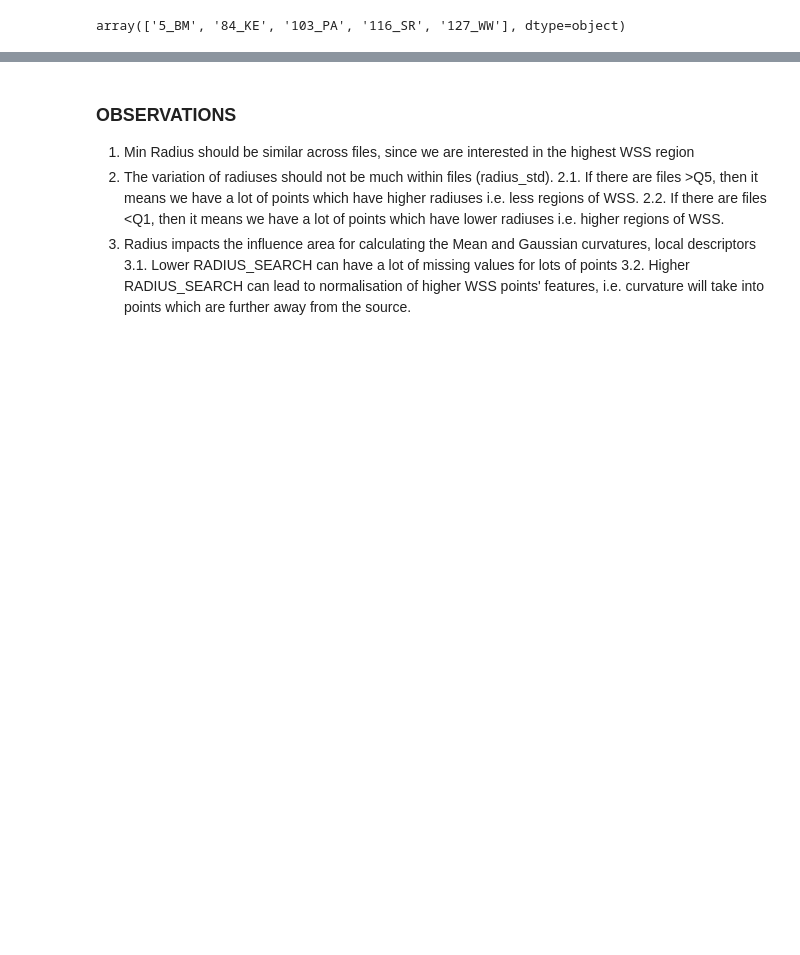
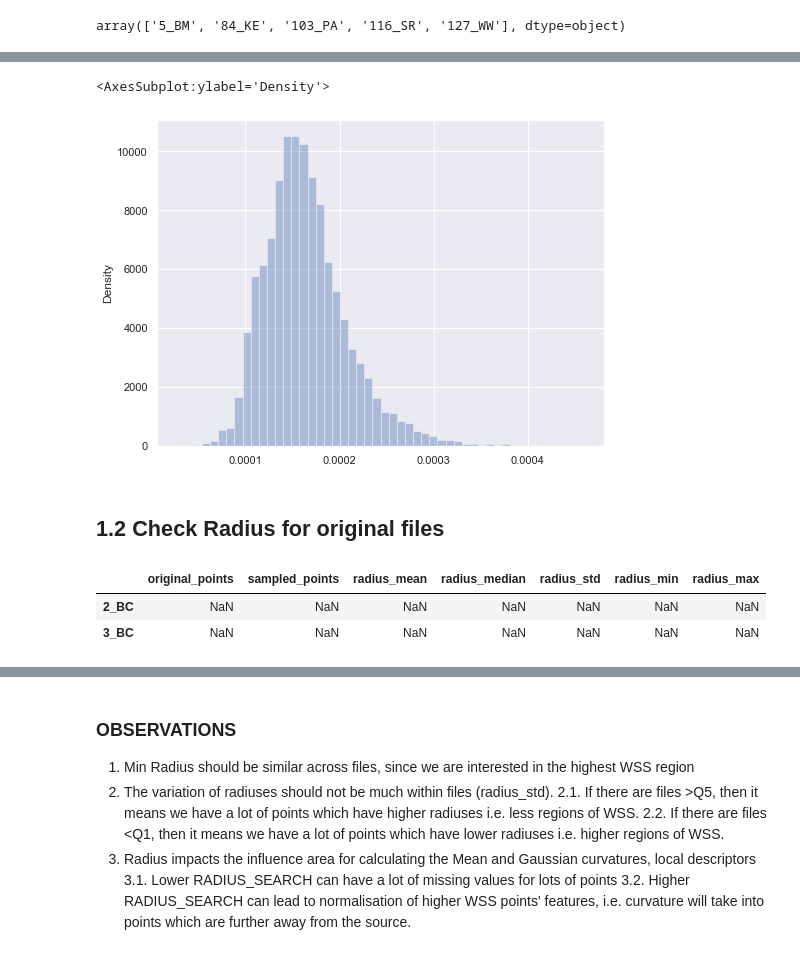
Before and after one commit to abhimandal/AneurysmSegmentation, a Jupyter notebook: aneurysm_segmentation3d/notebooks/EDA.ipynb, the cells around one changed output, grey strips where cells are left out. Saved outputs shown, nothing was run; the diff lists cells and outputs as text; code cells hidden in the pictures; blank space fills up the shorter version.

```diff
--- a/aneurysm_segmentation3d/notebooks/EDA.ipynb
+++ b/aneurysm_segmentation3d/notebooks/EDA.ipynb
@@ -204,0 +229,21 @@ array(['5_BM', '20_EM', '34_KBB', '65_FU', '81_KBB', '84_KE', '103_PA',
+# %%
+PATIENT_ID = '116_SR'
+pc_o3d = o3d.io.read_point_cloud(os.path.join(OUTPUT_TEMP_PATH,f"{PATIENT_ID}{PYMESH_FILENAME}"))
+
+#Compute nearest distance
+NN_dist = pc_o3d.compute_nearest_neighbor_distance()
+sns.distplot(NN_dist)
+# %% [output]
+<AxesSubplot:ylabel='Density'>
+[figure, added]
+# %% [markdown]
+## 1.2 Check Radius for original files
+# %%
+del(radius_df)
+radius_columns = ['original_points','sampled_points','radius_mean','radius_median','radius_std','radius_min','radius_max',]
+radius_df = pd.DataFrame(index=patient_id_list, columns = radius_columns )
+radius_df.head(2)
+# %% [output]
+|  | original_points | sampled_points | radius_mean | radius_median | radius_std | radius_min | radius_max |
+| 2_BC | NaN | NaN | NaN | NaN | NaN | NaN | NaN |
+| 3_BC | NaN | NaN | NaN | NaN | NaN | NaN | NaN |
```
Also changed, not shown: parts of 32 cells of this notebook.
